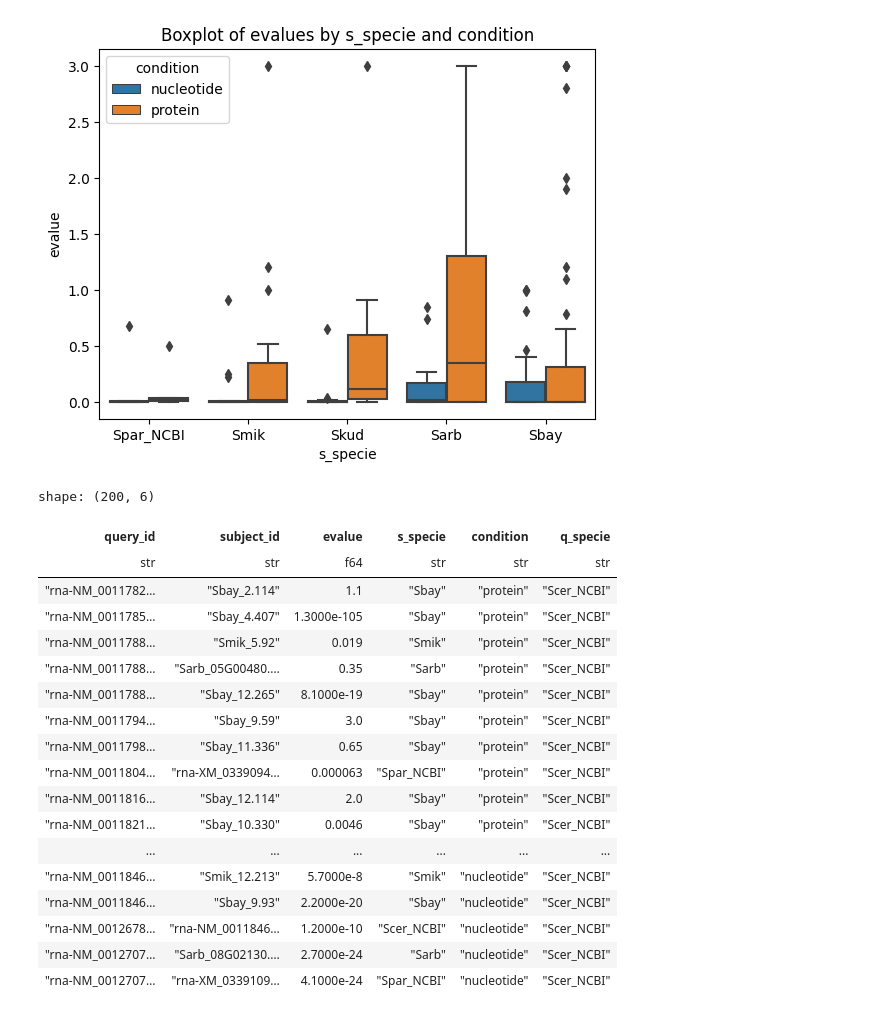
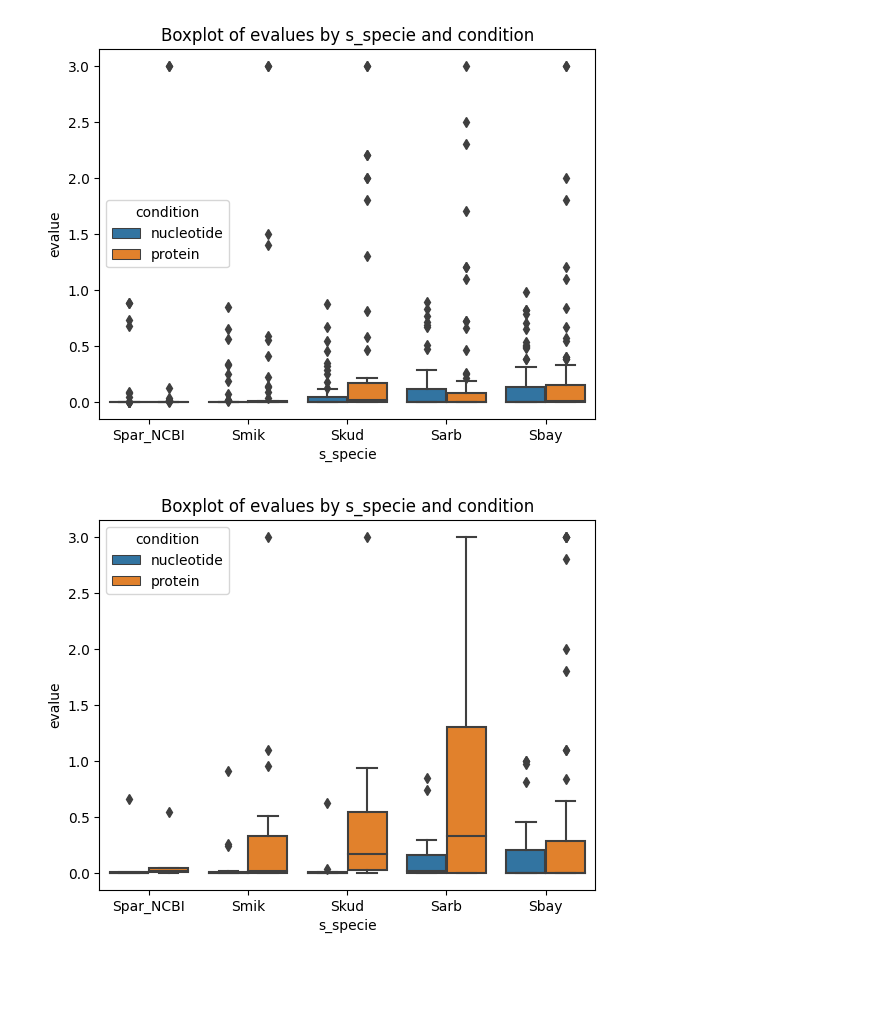
Before and after one commit to Sherman-1/Elongates, a Jupyter notebook: dev.ipynb, the cells around one changed output. Saved outputs shown, nothing was run; the diff lists cells and outputs as text; code cells hidden in the pictures; blank space fills up the shorter version.

```diff
--- a/dev.ipynb
+++ b/dev.ipynb
@@ -550,39 +602,32 @@ pdf = pl.concat([best_protein_df,nuc_df])
 # %%
 import seaborn as sns
 import matplotlib.pyplot as plt
 import numpy as np
 
 CSTE = 1e-100
-data = pdf.filter(pl.col("s_specie") != "Scer_NCBI").to_pandas()
+
+# Plot for Nter
+data = nter.filter(pl.col("s_specie") != "Scer_NCBI").to_pandas()
 
 yrange = (0, 80)
 plt.figure()
 
 sns.boxplot( x=data["s_specie"], y= data["evalue"], hue=data["condition"], order = ["Spar_NCBI","Smik","Skud","Sarb","Sbay"], hue_order = ["nucleotide","protein"])
   # log scale for better visibility of evalues
 plt.title("Boxplot of evalues by s_specie and condition")
 plt.show()
+
+
+# Plot for Cter
+data = cter.filter(pl.col("s_specie") != "Scer_NCBI").to_pandas()
+
+yrange = (0, 80)
+plt.figure()
+
+sns.boxplot( x=data["s_specie"], y= data["evalue"], hue=data["condition"], order = ["Spar_NCBI","Smik","Skud","Sarb","Sbay"], hue_order = ["nucleotide","protein"])
+
+plt.title("Boxplot of evalues by s_specie and condition")
+plt.show()
 # %% [output]
-[figure, old version]
+[figure, new version]
+[figure, added]
-# %%
-pdf
-# %% [output]
-shape: (200, 6)
-| query_id | subject_id | evalue | s_specie | condition | q_specie |
-| str | str | f64 | str | str | str |
-| "rna-NM_0011782… | "Sbay_2.114" | 1.1 | "Sbay" | "protein" | "Scer_NCBI" |
-| "rna-NM_0011785… | "Sbay_4.407" | 1.3000e-105 | "Sbay" | "protein" | "Scer_NCBI" |
-| "rna-NM_0011788… | "Smik_5.92" | 0.019 | "Smik" | "protein" | "Scer_NCBI" |
-| "rna-NM_0011788… | "Sarb_05G00480.… | 0.35 | "Sarb" | "protein" | "Scer_NCBI" |
-| "rna-NM_0011788… | "Sbay_12.265" | 8.1000e-19 | "Sbay" | "protein" | "Scer_NCBI" |
-| "rna-NM_0011794… | "Sbay_9.59" | 3.0 | "Sbay" | "protein" | "Scer_NCBI" |
-| "rna-NM_0011798… | "Sbay_11.336" | 0.65 | "Sbay" | "protein" | "Scer_NCBI" |
-| "rna-NM_0011804… | "rna-XM_0339094… | 0.000063 | "Spar_NCBI" | "protein" | "Scer_NCBI" |
-| "rna-NM_0011816… | "Sbay_12.114" | 2.0 | "Sbay" | "protein" | "Scer_NCBI" |
-| "rna-NM_0011821… | "Sbay_10.330" | 0.0046 | "Sbay" | "protein" | "Scer_NCBI" |
-| ... | ... | ... | ... | ... | ... |
-| "rna-NM_0011846… | "Smik_12.213" | 5.7000e-8 | "Smik" | "nucleotide" | "Scer_NCBI" |
-| "rna-NM_0011846… | "Sbay_9.93" | 2.2000e-20 | "Sbay" | "nucleotide" | "Scer_NCBI" |
-| "rna-NM_0012678… | "rna-NM_0011846… | 1.2000e-10 | "Scer_NCBI" | "nucleotide" | "Scer_NCBI" |
-| "rna-NM_0012707… | "Sarb_08G02130.… | 2.7000e-24 | "Sarb" | "nucleotide" | "Scer_NCBI" |
-| "rna-NM_0012707… | "rna-XM_0339109… | 4.1000e-24 | "Spar_NCBI" | "nucleotide" | "Scer_NCBI" |
```
Also changed, not shown: parts of 9 cells of this notebook, 3 other files.
